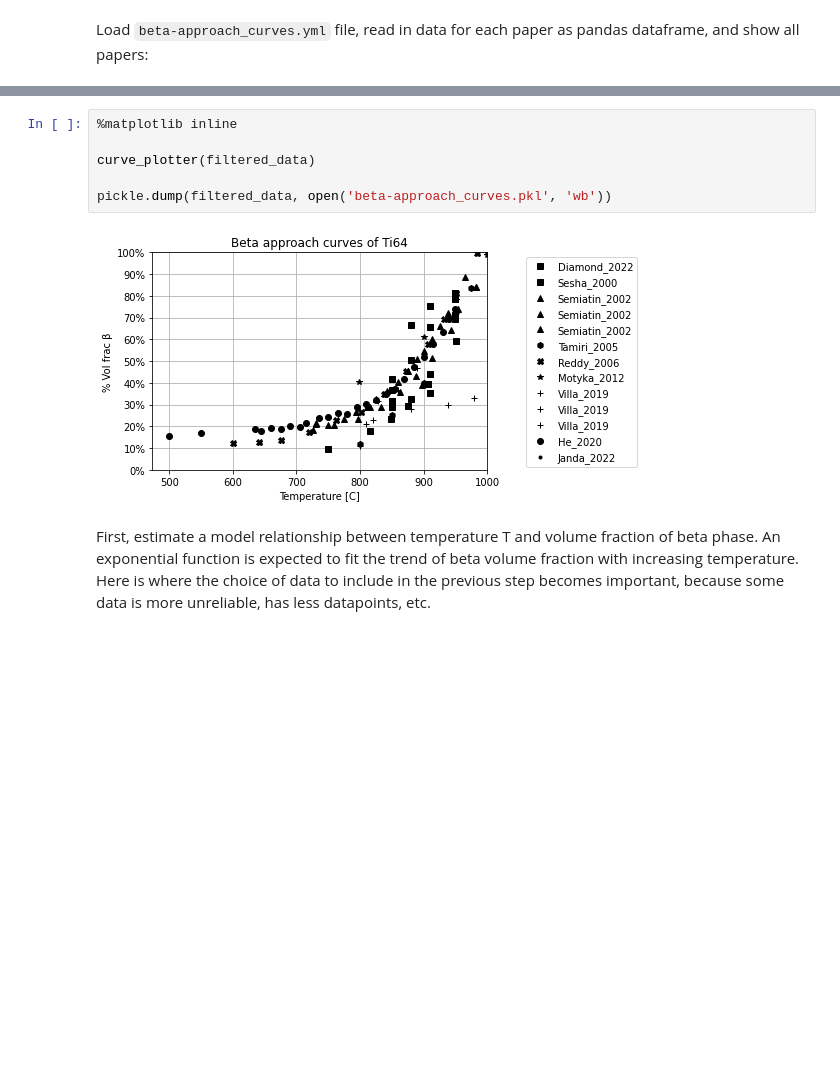
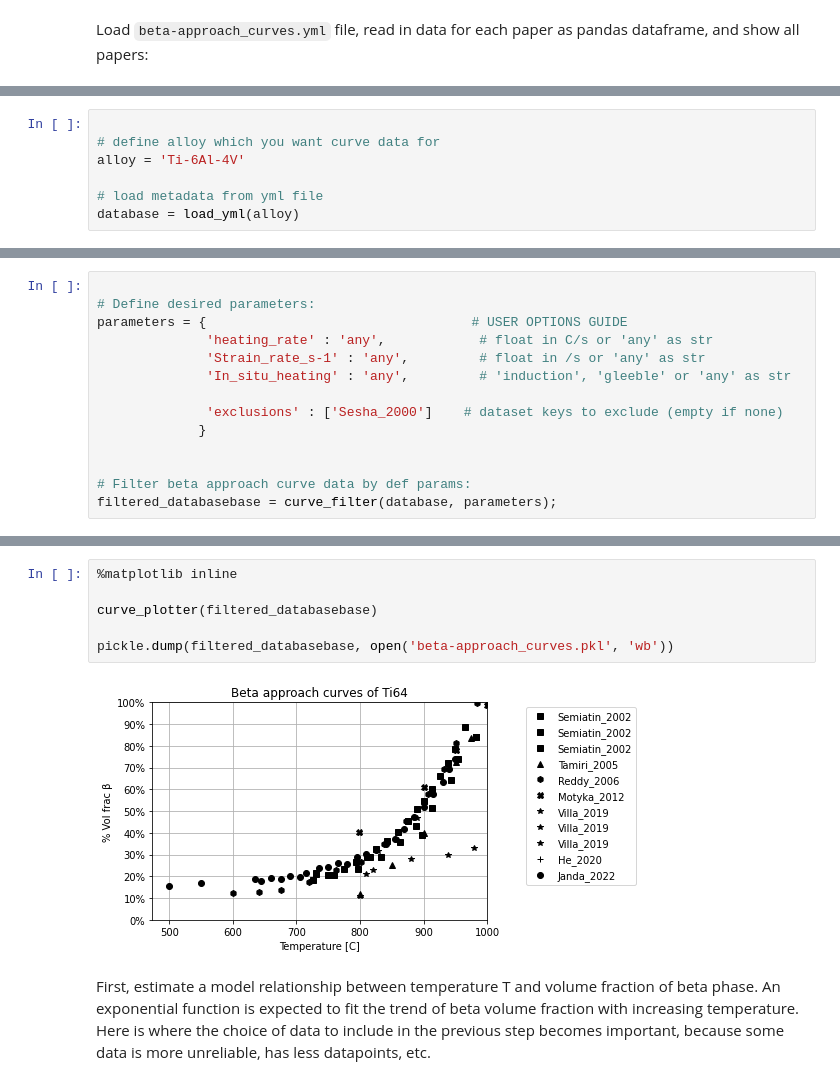
Before and after one commit to RoryAtBar/Ti64-statistical-modelling, a Jupyter notebook: Beta-approach_curves/Beta-approach_curve_plotter.ipynb, the cells around one changed output, grey strips where cells are left out. Drawn from its saved outputs; the diff is of its cells as text; blank space fills up the shorter version.

```diff
--- a/Beta-approach_curves/Beta-approach_curve_plotter.ipynb
+++ b/Beta-approach_curves/Beta-approach_curve_plotter.ipynb
@@ -58,0 +33,7 @@ dict_keys(['Sesha_2000', 'Semiatin_2002', 'Tamiri_2005', 'Reddy_2006', 'Motyka_2
+# %%
+
+# define alloy which you want curve data for
+alloy = 'Ti-6Al-4V'
+
+# load metadata from yml file
+database = load_yml(alloy)
@@ -85,0 +52,14 @@ dict_keys(['Papers', 'Experiments'])
+# %%
+
+# Define desired parameters:
+parameters = {                                  # USER OPTIONS GUIDE
+              'heating_rate' : 'any',            # float in C/s or 'any' as str
+              'Strain_rate_s-1' : 'any',         # float in /s or 'any' as str
+              'In_situ_heating' : 'any',         # 'induction', 'gleeble' or 'any' as str
+
+              'exclusions' : ['Sesha_2000']    # dataset keys to exclude (empty if none)
+             }
+
+
+# Filter beta approach curve data by def params:
+filtered_databasebase = curve_filter(database, parameters);
@@ -86,11 +82,11 @@ dict_keys(['Papers', 'Experiments'])
 # %%
 %matplotlib inline
 
-curve_plotter(filtered_data)
+curve_plotter(filtered_databasebase)
 
-pickle.dump(filtered_data, open('beta-approach_curves.pkl', 'wb'))
+pickle.dump(filtered_databasebase, open('beta-approach_curves.pkl', 'wb'))
 # %% [output]
-[figure, old version]
+[figure, new version]
 # %% [markdown]
 First, estimate a model relationship between temperature T and volume fraction of beta phase.
 An exponential function is expected to fit the trend of beta volume fraction with increasing temperature.
```
Also changed, not shown: parts of 10 cells of this notebook, 2 other files.
